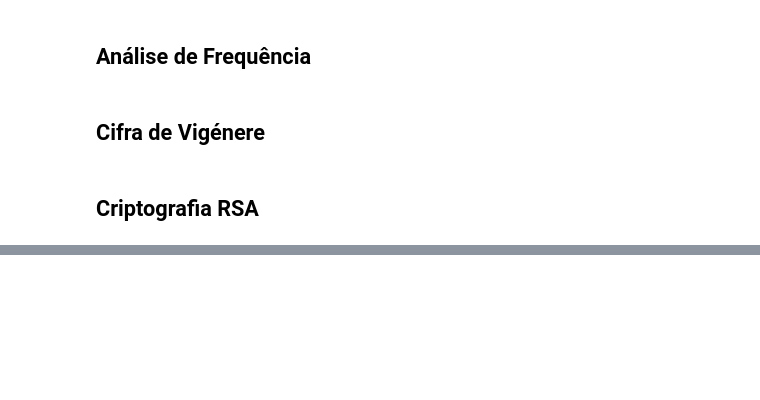
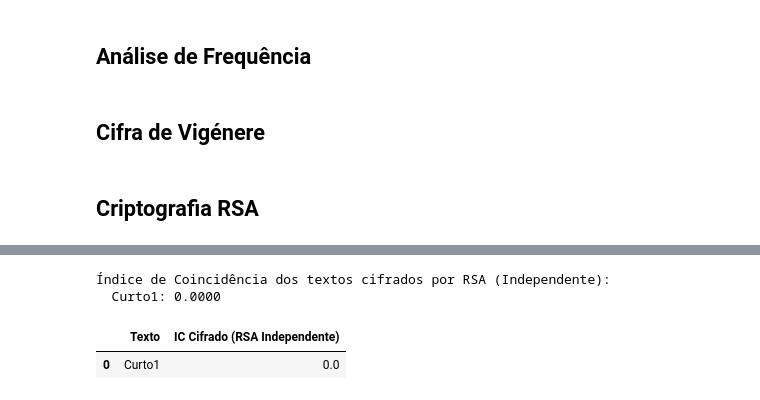
Before and after one commit to RaphaellaRoma/Criptoataques, a Jupyter notebook: criptoataques.ipynb, the cells around one changed output, grey strips where cells are left out. Cells and saved outputs as stored; diff of their text form; code cells hidden in the pictures; blank space fills up the shorter version.

```diff
--- a/criptoataques.ipynb
+++ b/criptoataques.ipynb
@@ -377,0 +581,18 @@ print(texto_decriptado)
+# %%
+ic_rsa_ind_results = {}
+for nome_texto, texto_original in textos.items():
+    # Cifrar de forma independente para cada texto
+    cifrado_independente = rsa_cifrar_independente(texto_original)
+    ic_rsa_ind_results[nome_texto] = indice_coincidencia(cifrado_independente)
+
+print("Índice de Coincidência dos textos cifrados por RSA (Independente):")
+for texto, ic_val in ic_rsa_ind_results.items():
+    print(f"  {texto}: {ic_val:.4f}")
+
+ic_df_ind = pd.DataFrame(ic_rsa_ind_results.items(), columns=['Texto', 'IC Cifrado (RSA Independente)'])
+display(ic_df_ind)
+# %% [output]
+Índice de Coincidência dos textos cifrados por RSA (Independente):
+  Curto1: 0.0000
+|  | Texto | IC Cifrado (RSA Independente) |
+| 0 | Curto1 | 0.0 |
```
Also changed, not shown: parts of 18 cells of this notebook, 2 other files.
